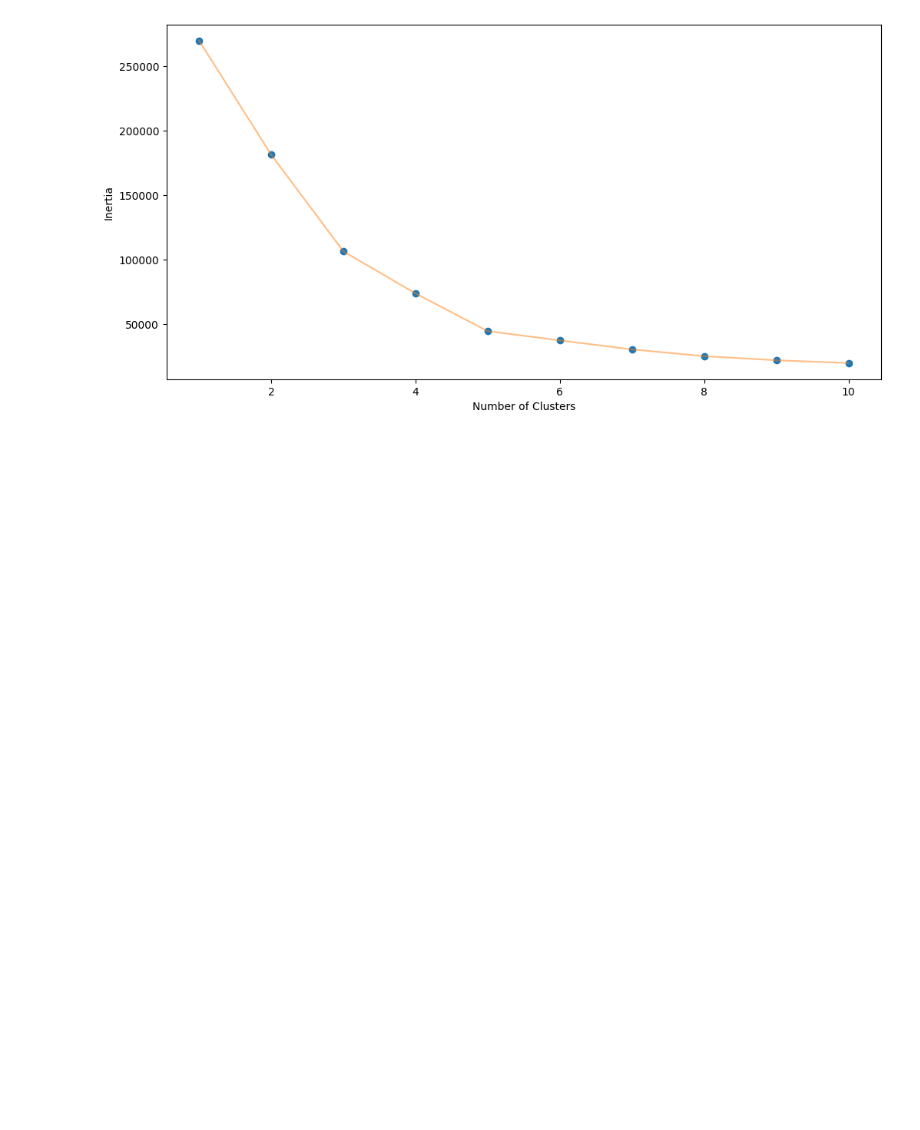
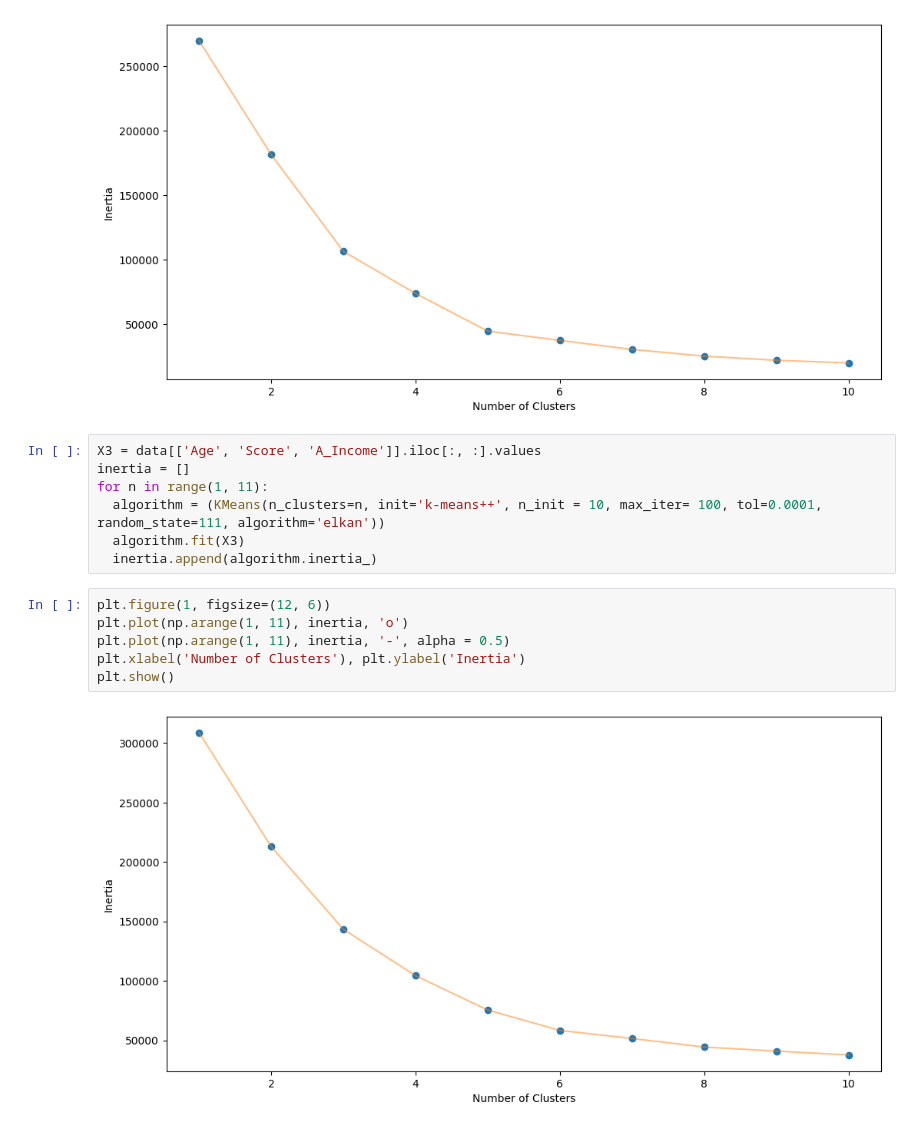
Before and after one commit to UmarMansyur/Artificial-Intelligence, a Jupyter notebook: K-Means/Method/MohRiski/k-means_riski.ipynb, the cells around one changed output. Saved outputs shown, nothing was run; the diff lists cells and outputs as text; blank space fills up the shorter version.

```diff
--- a/K-Means/Method/MohRiski/k-means_riski.ipynb
+++ b/K-Means/Method/MohRiski/k-means_riski.ipynb
@@ -163,3 +163,18 @@ plt.xlabel('Number of Clusters'), plt.ylabel('Inertia')
 plt.show()
 # %% [output]
 [figure]
+# %%
+X3 = data[['Age', 'Score', 'A_Income']].iloc[:, :].values
+inertia = []
+for n in range(1, 11):
+  algorithm = (KMeans(n_clusters=n, init='k-means++', n_init = 10, max_iter= 100, tol=0.0001, random_state=111, algorithm='elkan'))
+  algorithm.fit(X3)
+  inertia.append(algorithm.inertia_)
+# %%
+plt.figure(1, figsize=(12, 6))
+plt.plot(np.arange(1, 11), inertia, 'o')
+plt.plot(np.arange(1, 11), inertia, '-', alpha = 0.5)
+plt.xlabel('Number of Clusters'), plt.ylabel('Inertia')
+plt.show()
+# %% [output]
+[figure, added]
```
